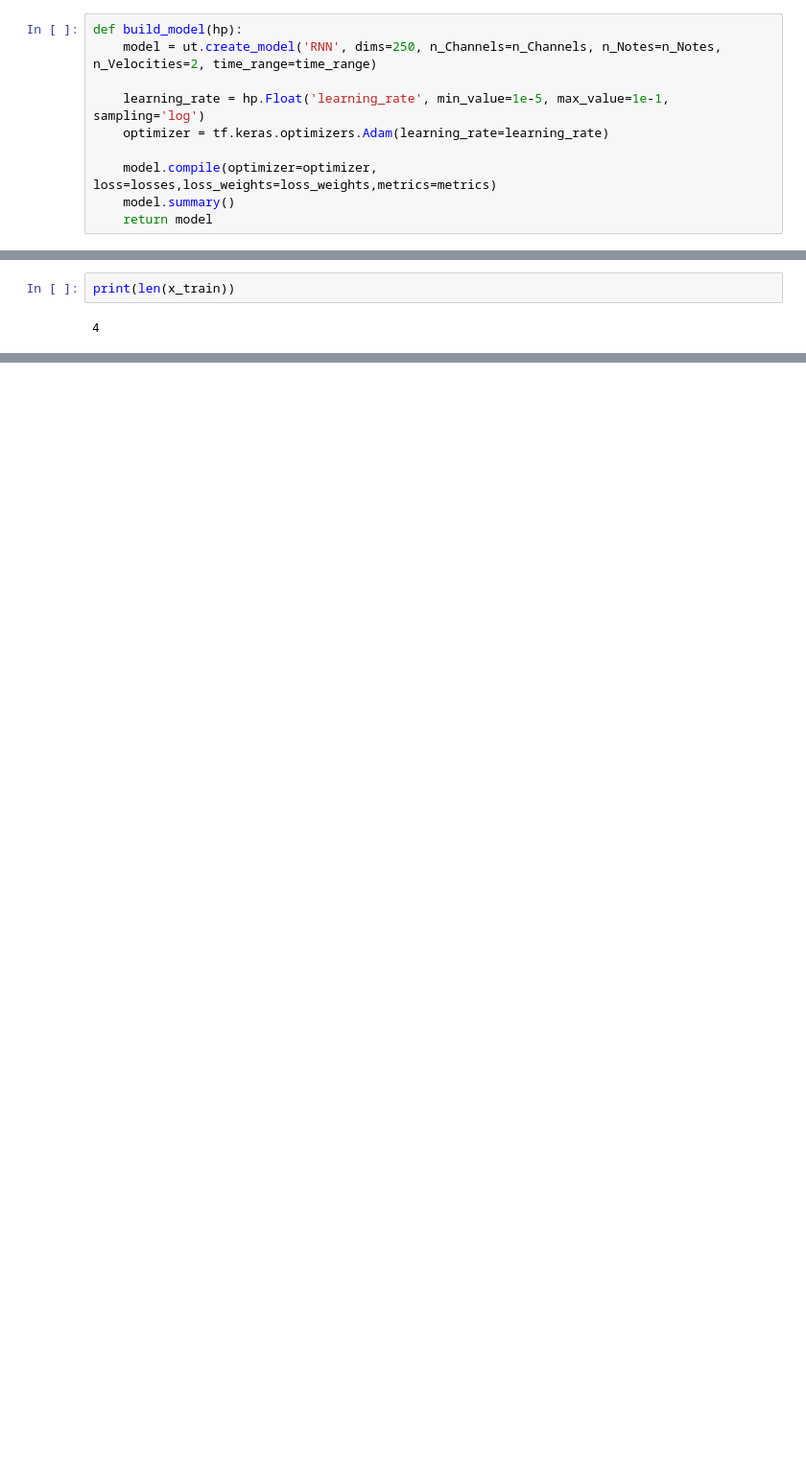
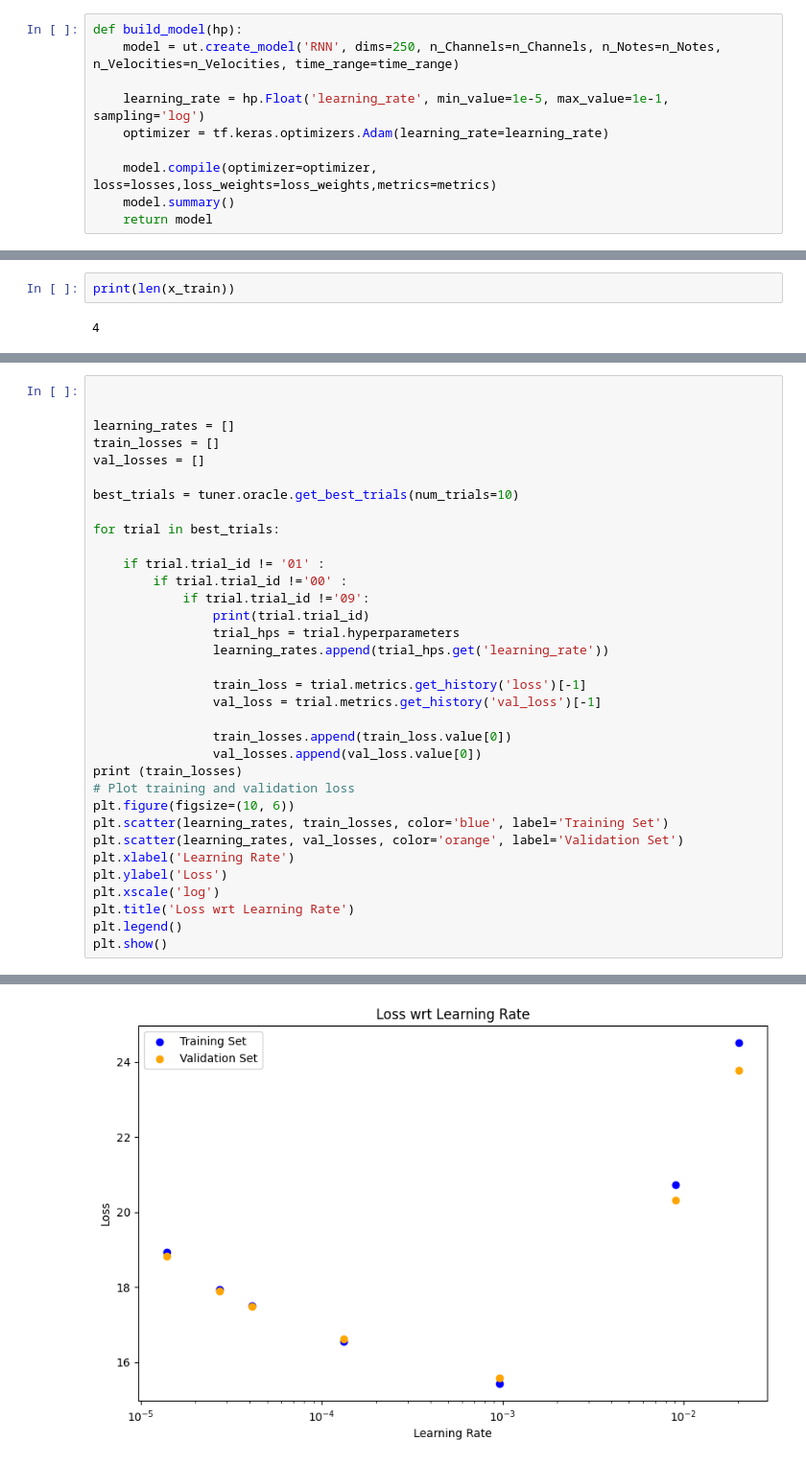
Before and after one commit to Valentin-dB/DD2424-MusicGen, a Jupyter notebook: random search learning rate.ipynb, the cells around one changed output, grey strips where cells are left out. Shown at 96% size. Drawn from its saved outputs; the diff is of its cells as text; blank space fills up the shorter version.

Commit message:
more try on learning rate

```diff
--- a/random search learning rate.ipynb
+++ b/random search learning rate.ipynb
@@ -82,7 +162,7 @@ print(n_Velocities)
 128
 # %%
 def build_model(hp):
-    model = ut.create_model('RNN', dims=250, n_Channels=n_Channels, n_Notes=n_Notes, n_Velocities=2, time_range=time_range)
+    model = ut.create_model('RNN', dims=250, n_Channels=n_Channels, n_Notes=n_Notes, n_Velocities=n_Velocities, time_range=time_range)
 
     learning_rate = hp.Float('learning_rate', min_value=1e-5, max_value=1e-1, sampling='log')
     optimizer = tf.keras.optimizers.Adam(learning_rate=learning_rate)
@@ -188,0 +262,35 @@ Traceback (most recent call last):
+# %%
+
+
+learning_rates = []
+train_losses = []
+val_losses = []
+
+best_trials = tuner.oracle.get_best_trials(num_trials=10)
+
+for trial in best_trials:
+
+    if trial.trial_id != '01' :
+        if trial.trial_id !='00' :
+            if trial.trial_id !='09':
+                print(trial.trial_id)
+                trial_hps = trial.hyperparameters
+                learning_rates.append(trial_hps.get('learning_rate'))
+
+                train_loss = trial.metrics.get_history('loss')[-1]
+                val_loss = trial.metrics.get_history('val_loss')[-1]
+
+                train_losses.append(train_loss.value[0])
+                val_losses.append(val_loss.value[0])
+print (train_losses)
+# Plot training and validation loss
+plt.figure(figsize=(10, 6))
+plt.scatter(learning_rates, train_losses, color='blue', label='Training Set')
+plt.scatter(learning_rates, val_losses, color='orange', label='Validation Set')
+plt.xlabel('Learning Rate')
+plt.ylabel('Loss')
+plt.xscale('log')
+plt.title('Loss wrt Learning Rate')
+plt.legend()
+plt.show()
+# %% [output]
@@ -188,0 +305 @@ Traceback (most recent call last):
+[figure, added]
```
Also changed, not shown: parts of 19 cells of this notebook.
